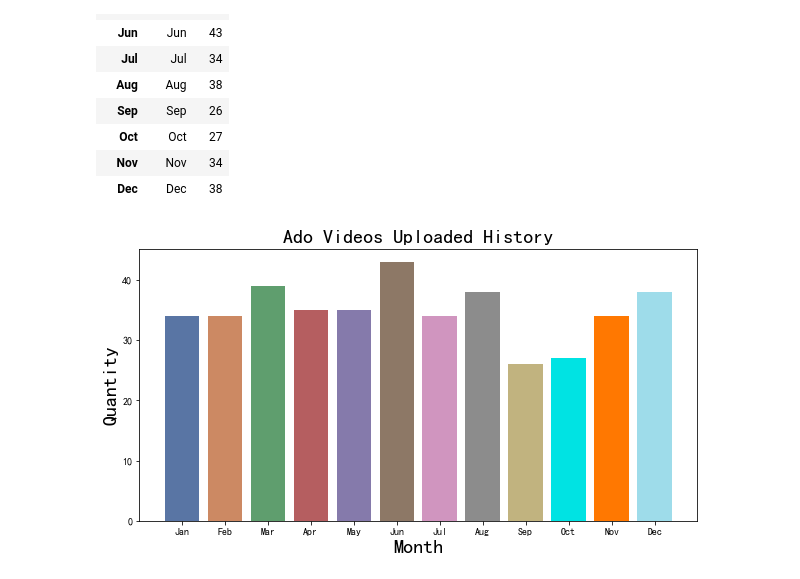
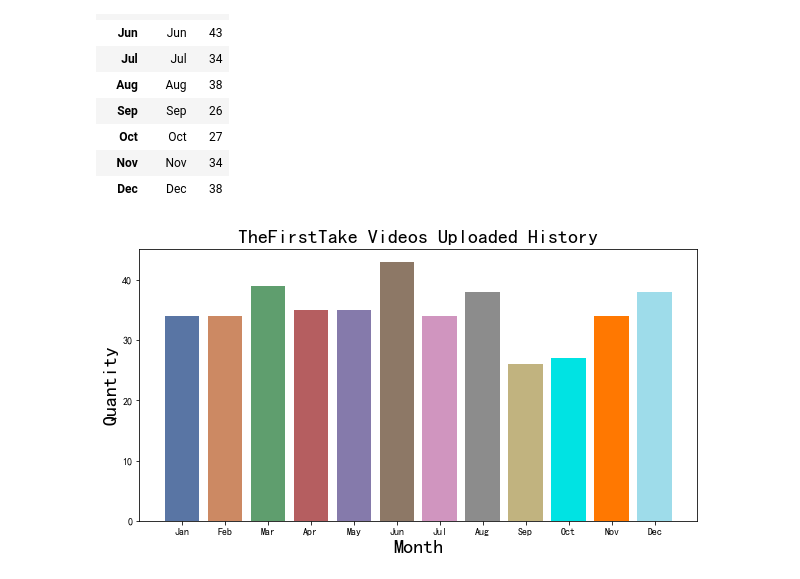
Before and after one commit to Takuyatsai/YouTube-Music-Channel-Analysis, a Jupyter notebook: Music-Channel-Video-Analysis.ipynb, the cells around one changed output. Cells and saved outputs as stored; diff of their text form; code cells hidden in the pictures.

```diff
--- a/Music-Channel-Video-Analysis.ipynb
+++ b/Music-Channel-Video-Analysis.ipynb
@@ -6,5 +10,5 @@ import matplotlib.pyplot as plt
 # %%
 api_service_name = "youtube"
 api_version = "v3"
-api_key = 'AIzaSyDuv01cLfrdAOaNT7ek2tGi9MfTURafy7Q'
+api_key = '你的金鑰'
 youtube = build('youtube', 'v3', developerKey = api_key)
@@ -335,12 +341,12 @@ videos_per_month
 # %%
 fig = plt.figure(figsize=(10, 5))
 color = ['#5975a4', '#cc8963', '#5f9e6e', '#b55e60', '#857aab', '#8d7866', '#d095bf', '#8c8c8c', '#c1b37f', '#00E3E3', '#ff7801','#9edcea']
 # creating the bar plot
 plt.bar(videos_per_month['Month'], videos_per_month['size'], color=color)
 
 plt.xlabel("Month",fontsize=20)
 plt.ylabel("Quantity",fontsize=20)
-plt.title("Ado Videos Uploaded History",fontsize=20)
+plt.title("TheFirstTake Videos Uploaded History",fontsize=20)
 plt.show()
 # %% [output]
-[figure, old version]
+[figure, new version]
```
Also changed, not shown: parts of 17 cells of this notebook, 1 other file.
